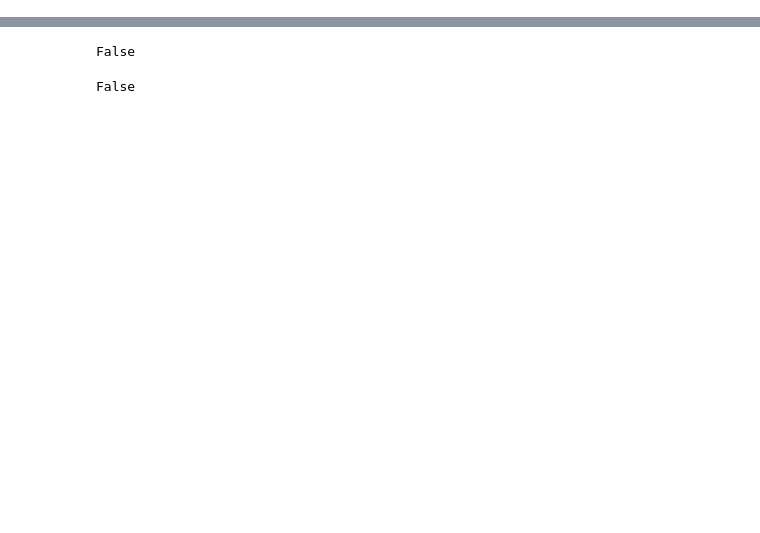
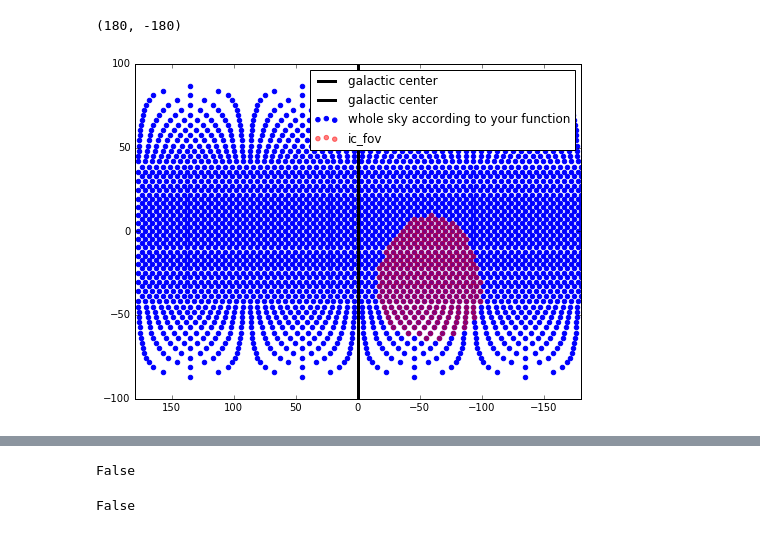
Before and after one commit to hershalpandya/notebooks, a Jupyter notebook: ic_fov_sent_to_grasso.ipynb, the cells around one changed output, grey strips where cells are left out. Drawn from its saved outputs; the diff is of its cells as text; code cells hidden in the pictures; blank space fills up the shorter version.

```diff
--- a/ic_fov_sent_to_grasso.ipynb
+++ b/ic_fov_sent_to_grasso.ipynb
@@ -86,0 +166,17 @@ def eq2gal_radians(ra,dec):
+# %%
+l_t=move_gc_to_center(l)
+gc1_t=move_gc_to_center(gc1)
+gc2_t=move_gc_to_center(gc2)
+
+plt.figure(figsize=(8,6))
+plt.scatter(l_t*180/np.pi,b*180/np.pi,label='whole sky according to your function',color='b')
+plt.scatter(l_t[ic_mask]*180/np.pi,b[ic_mask]*180/np.pi,
+            label='ic_fov',
+            color='r',alpha=0.5)
+plt.axvline(x=gc1_t*180./np.pi,label='galactic center',color='k',lw=3)
+plt.axvline(x=gc2_t*180./np.pi,label='galactic center',color='k',lw=3)
+plt.legend(fontsize='large')
+plt.xlim([180,-180])
+# %% [output]
+(180, -180)
+[figure, added]
```
Also changed, not shown: parts of 17 cells of this notebook, 1 other file.
